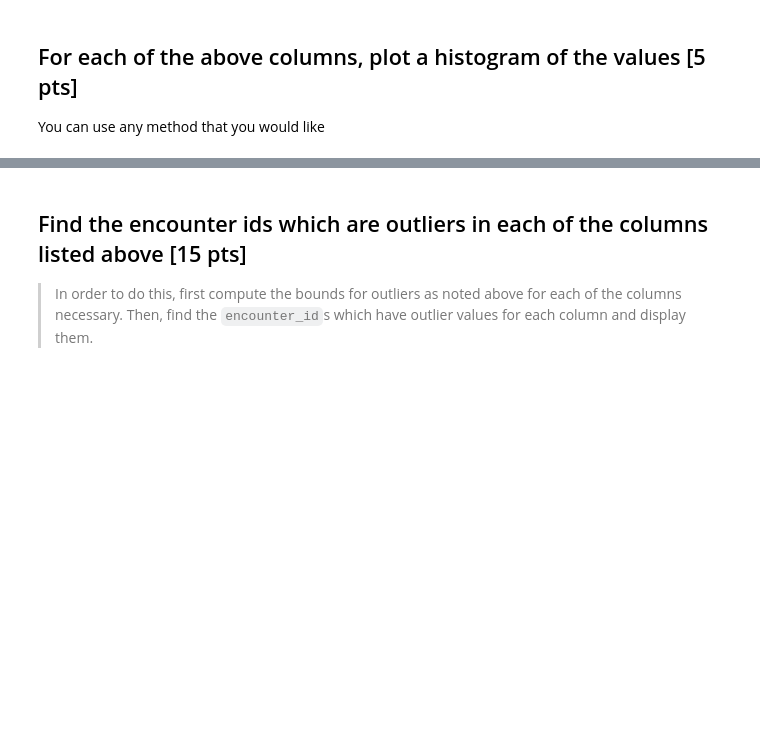
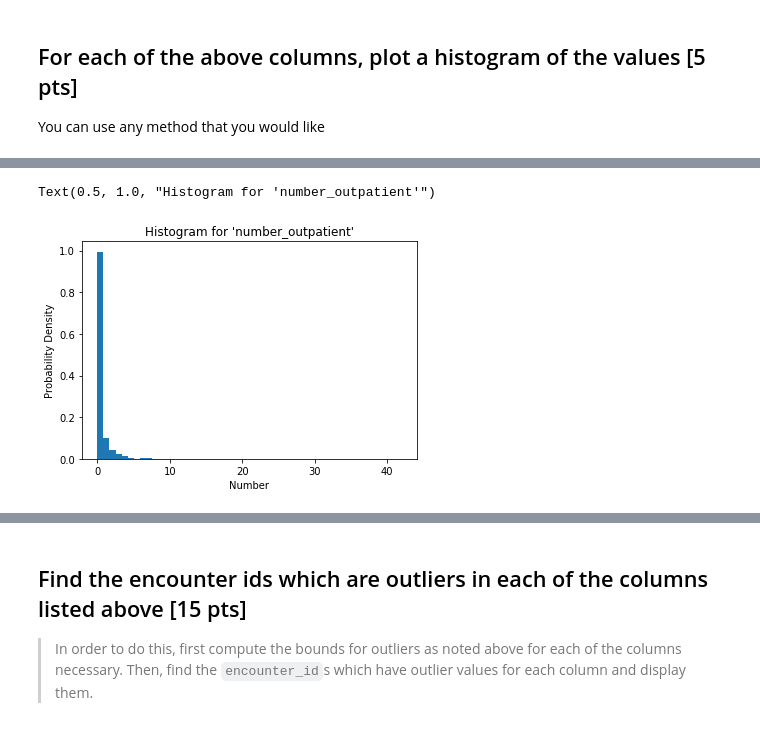
Before and after one commit to etl6/BME-HW-Data-Viz-and-Hypothesis-Testing, a Jupyter notebook: HW3 - EDA and Visualization.ipynb, the cells around one changed output, grey strips where cells are left out. Saved outputs shown, nothing was run; the diff lists cells and outputs as text; code cells hidden in the pictures; blank space fills up the shorter version.

```diff
--- a/HW3 - EDA and Visualization.ipynb
+++ b/HW3 - EDA and Visualization.ipynb
@@ -38,0 +66,9 @@ You can use any method that you would like
+# %%
+fig4,ax4=plt.subplots()
+n4,bins4,patches4=ax4.hist(diabetes_df['number_outpatient'],50,density=1)
+ax4.set_xlabel('Number')
+ax4.set_ylabel('Probability Density')
+ax4.set_title(r"Histogram for 'number_outpatient'")
+# %% [output]
+Text(0.5, 1.0, "Histogram for 'number_outpatient'")
+[figure, added]
```
Also changed, not shown: parts of 13 cells of this notebook, 2 other files.
